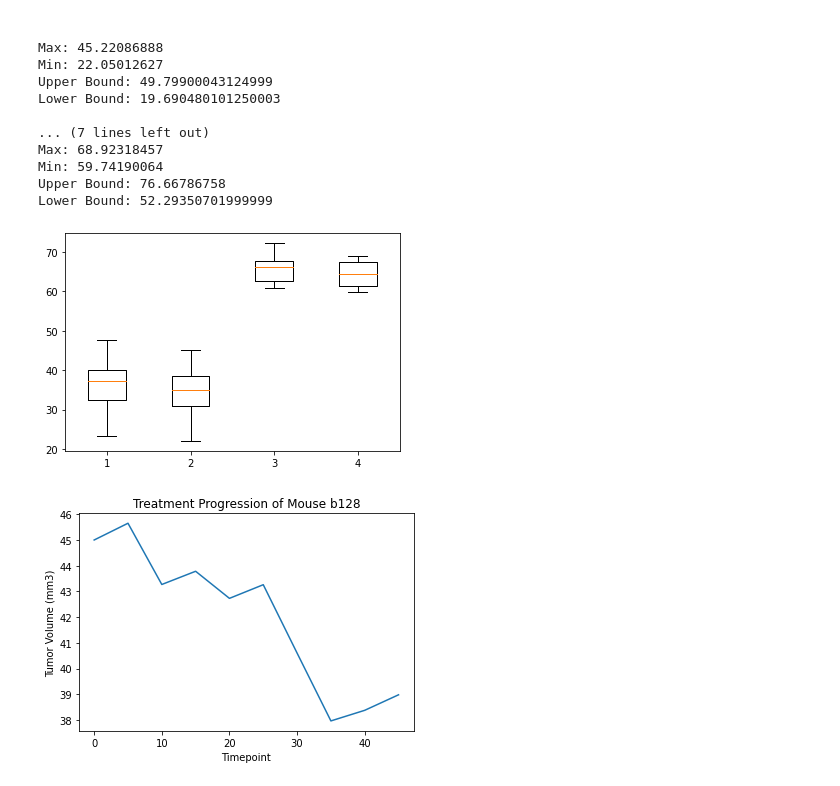
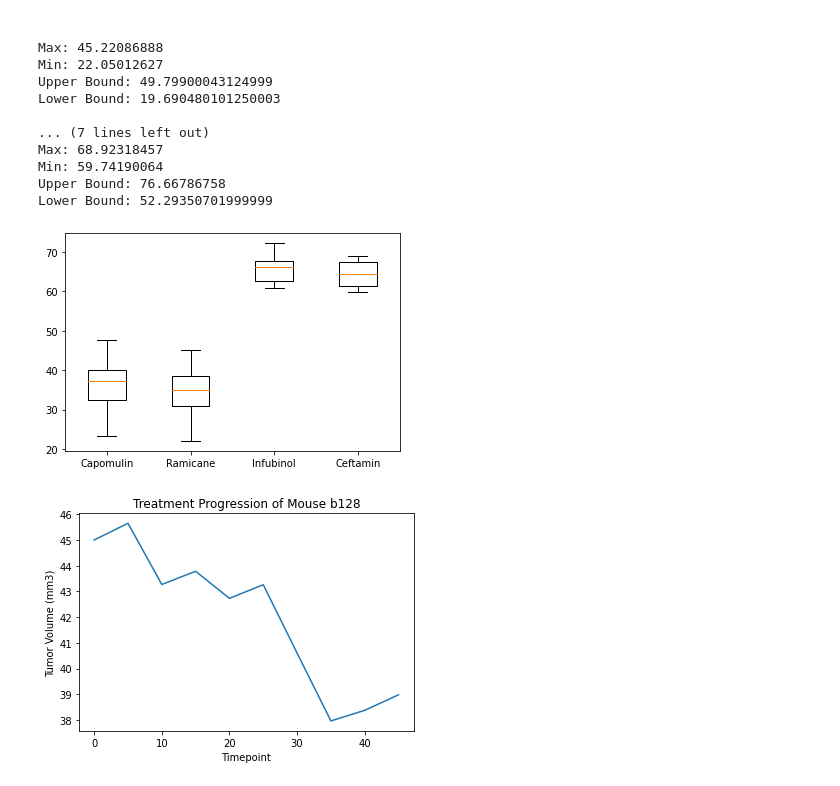
Before and after one commit to habrasek/matplotlib-challenge, a Jupyter notebook: Main.ipynb, the cells around one changed output. Saved outputs shown, nothing was run; the diff lists cells and outputs as text; code cells hidden in the pictures.

```diff
--- a/Main.ipynb
+++ b/Main.ipynb
@@ -156,9 +166,10 @@ Upper Bound: 76.66786758
 Lower Bound: 52.29350701999999
 # %%
 plt.boxplot(data)
+plt.xticks(np.arange(len(meds))+1,meds)
 plt.show()
 # %% [output]
-[figure, old version]
+[figure, new version]
 # %%
 capo = df[(df['Drug Regimen']) == 'Capomulin']
 capo = df[(df['Mouse ID']) == 'b128'].reset_index()
```
Also changed, not shown: parts of 2 cells of this notebook.
